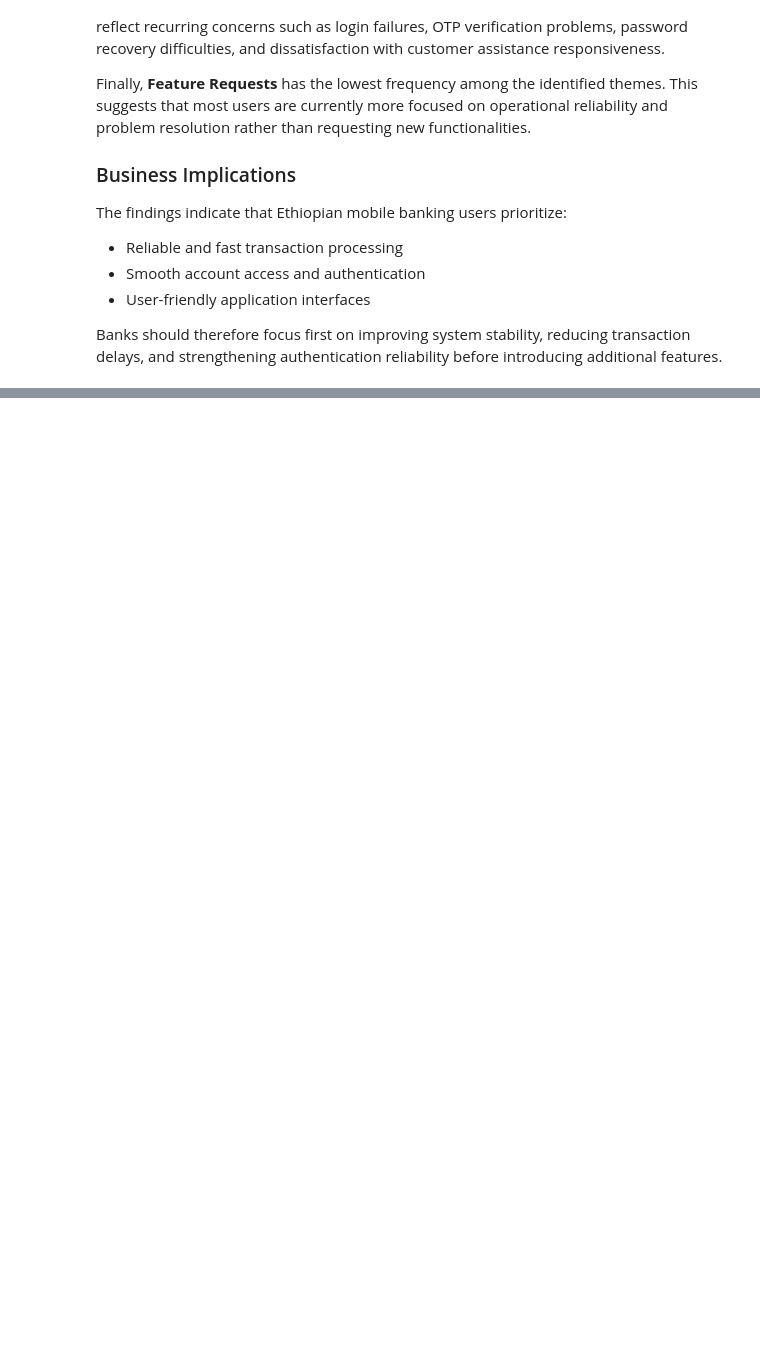
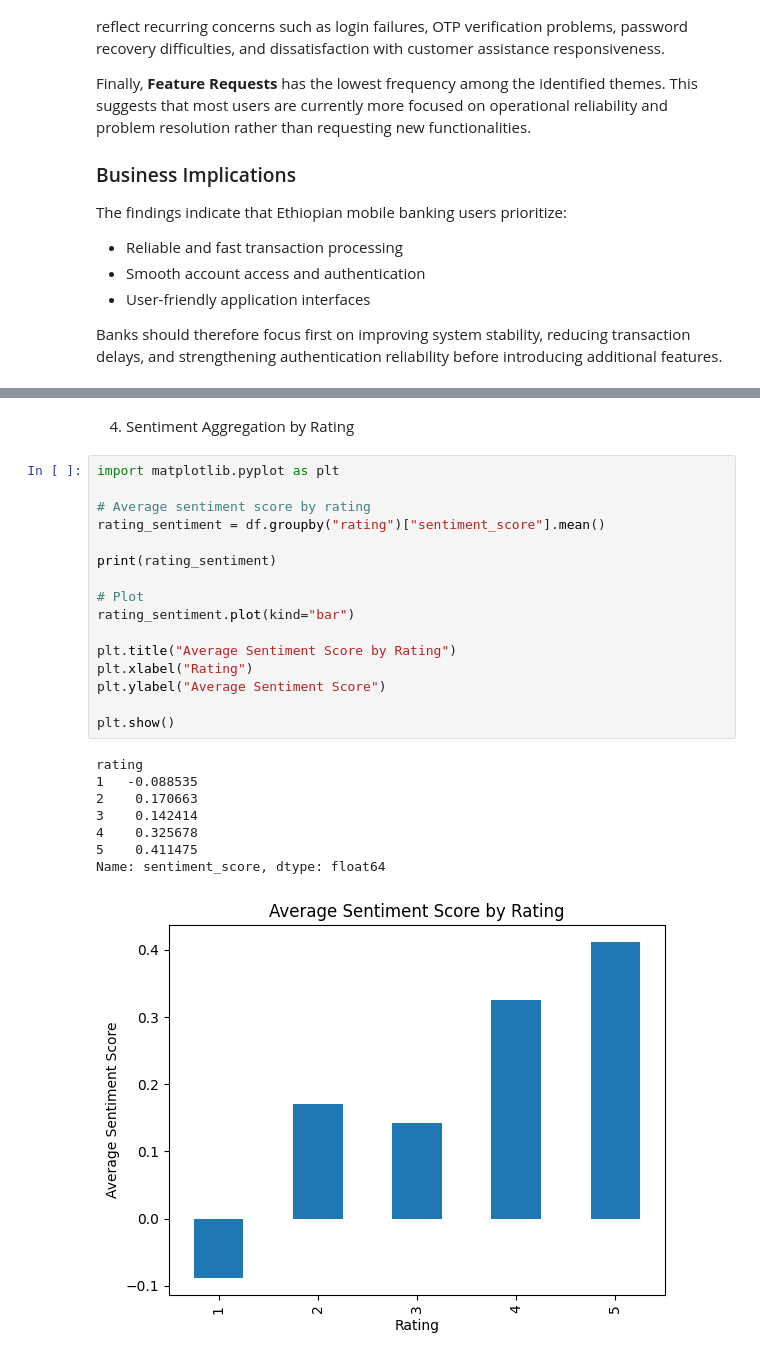
Before and after one commit to Lalisecf/fintech-review-analytics-week2, a Jupyter notebook: notebooks/task2_analysis.ipynb, the cells around one changed output, grey strips where cells are left out. Drawn from its saved outputs; the diff is of its cells as text; blank space fills up the shorter version.

```diff
--- a/notebooks/task2_analysis.ipynb
+++ b/notebooks/task2_analysis.ipynb
@@ -92,0 +158,27 @@ Banks should therefore focus first on improving system stability, reducing trans
+# %% [markdown]
+4. Sentiment Aggregation by Rating
+# %%
+import matplotlib.pyplot as plt
+
+# Average sentiment score by rating
+rating_sentiment = df.groupby("rating")["sentiment_score"].mean()
+
+print(rating_sentiment)
+
+# Plot
+rating_sentiment.plot(kind="bar")
+
+plt.title("Average Sentiment Score by Rating")
+plt.xlabel("Rating")
+plt.ylabel("Average Sentiment Score")
+
+plt.show()
+# %% [output]
+rating
+1   -0.088535
+2    0.170663
+3    0.142414
+4    0.325678
+5    0.411475
+Name: sentiment_score, dtype: float64
+[figure, added]
```
Also changed, not shown: parts of 4 cells of this notebook.
